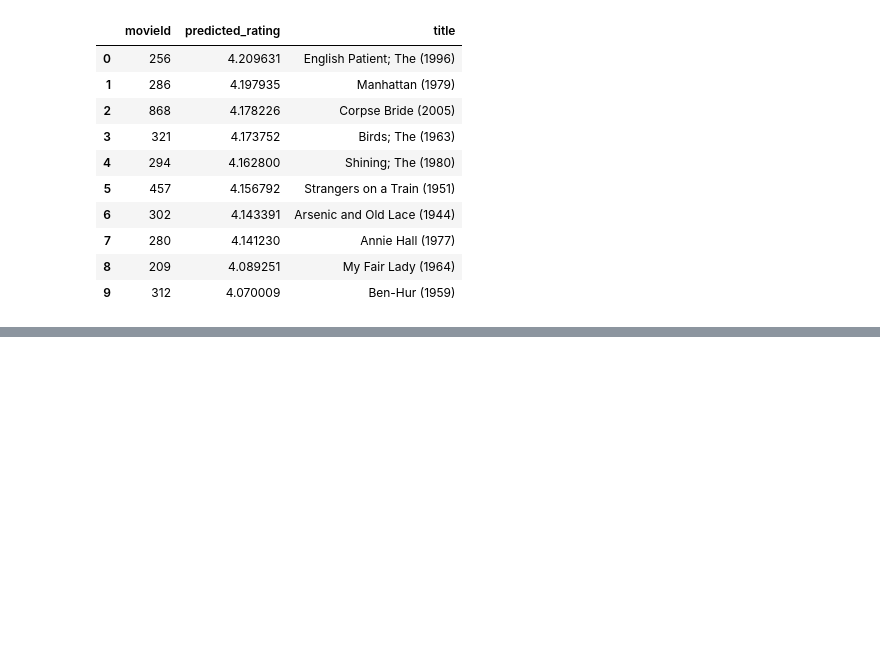
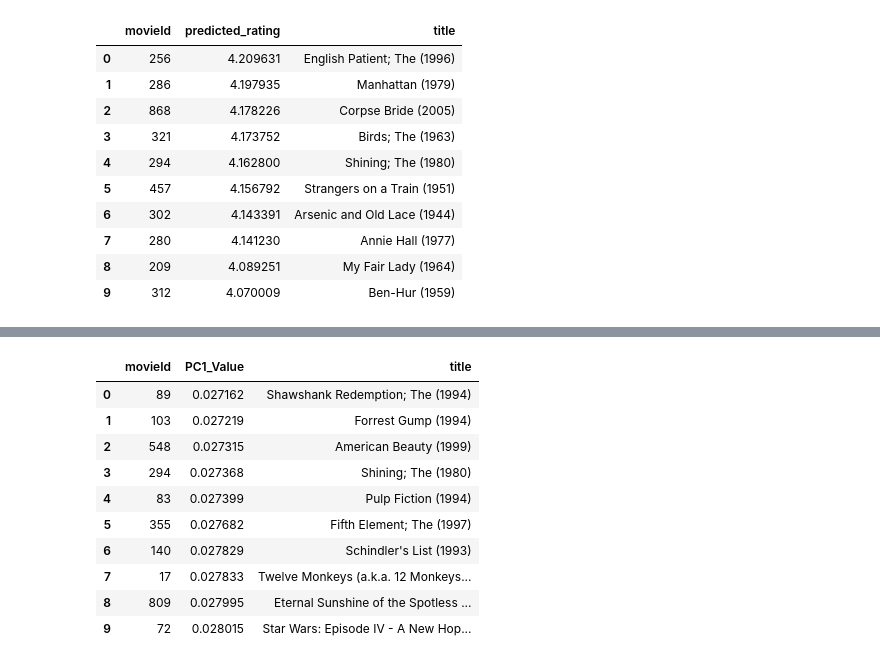
Before and after one commit to pouriaSameti/Mathematics-For-Data-Science, a Jupyter notebook: Project 2/code.ipynb, the cells around one changed output, grey strips where cells are left out. Saved outputs shown, nothing was run; the diff lists cells and outputs as text; code cells hidden in the pictures; blank space fills up the shorter version.

```diff
--- a/Project 2/code.ipynb
+++ b/Project 2/code.ipynb
@@ -469,0 +520,15 @@ top10_df
+# %%
+neg_movies = pd.DataFrame(top_neg, columns=["movieId", "PC1_Value", "title"])
+neg_movies
+# %% [output]
+|  | movieId | PC1_Value | title |
+| 0 | 89 | 0.027162 | Shawshank Redemption; The (1994) |
+| 1 | 103 | 0.027219 | Forrest Gump (1994) |
+| 2 | 548 | 0.027315 | American Beauty (1999) |
+| 3 | 294 | 0.027368 | Shining; The (1980) |
+| 4 | 83 | 0.027399 | Pulp Fiction (1994) |
+| 5 | 355 | 0.027682 | Fifth Element; The (1997) |
+| 6 | 140 | 0.027829 | Schindler's List (1993) |
+| 7 | 17 | 0.027833 | Twelve Monkeys (a.k.a. 12 Monkeys... |
+| 8 | 809 | 0.027995 | Eternal Sunshine of the Spotless ... |
+| 9 | 72 | 0.028015 | Star Wars: Episode IV - A New Hop... |
```
Also changed, not shown: parts of 7 cells of this notebook.
